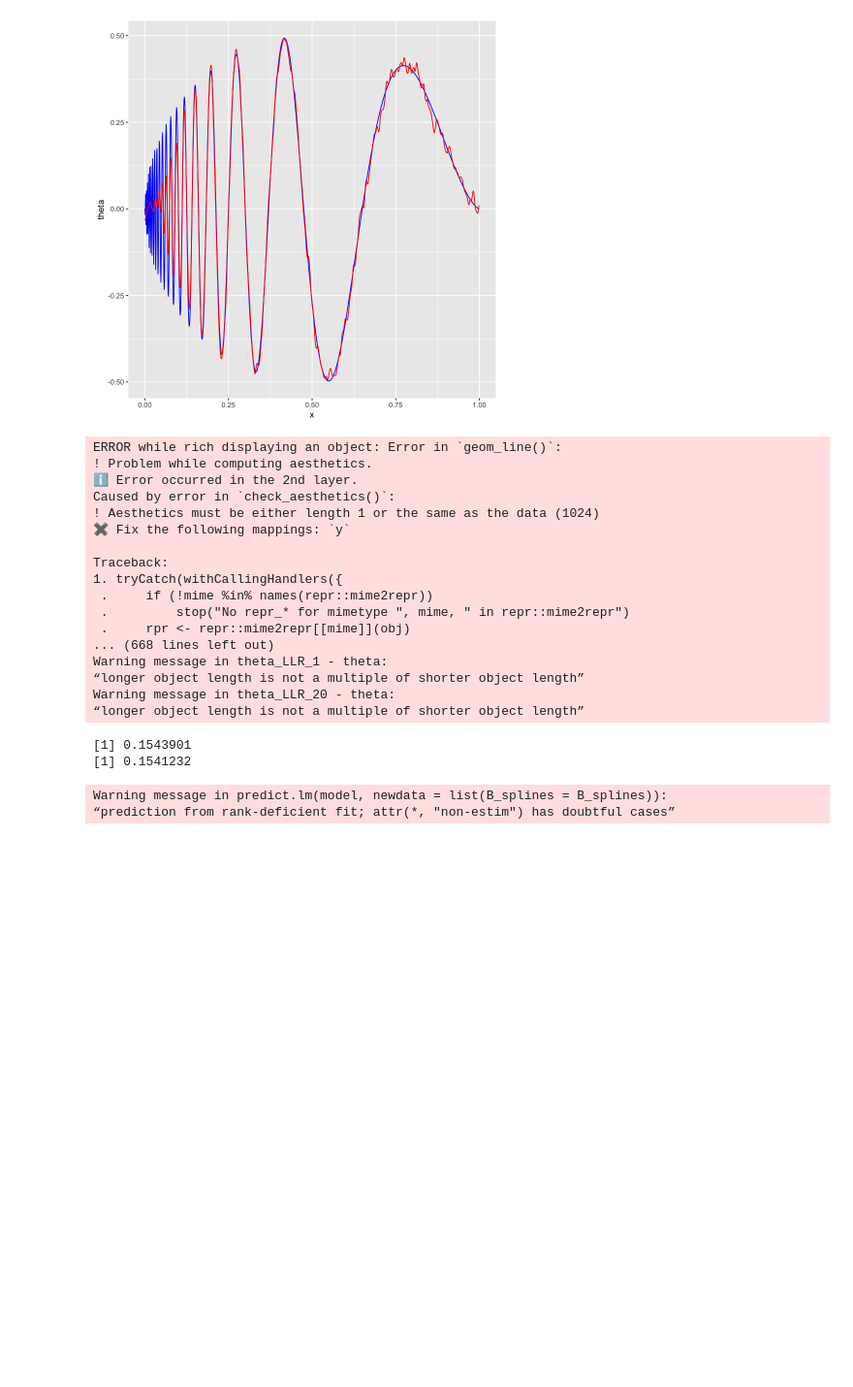
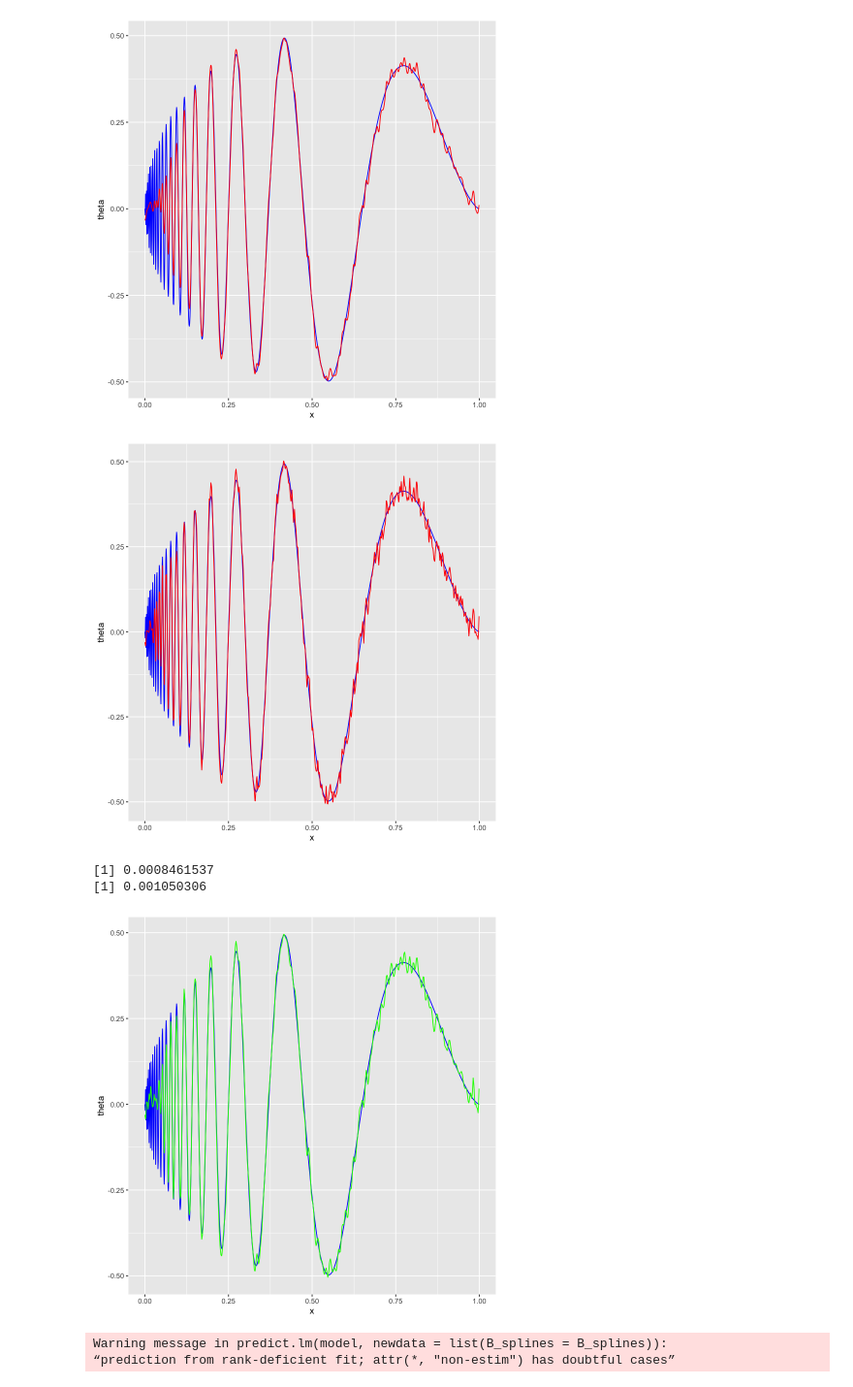
Before and after one commit to devt287/applied_stat, a Jupyter notebook: HW8_P4.ipynb, the cells around one changed output. Shown at 97% size. Saved outputs shown, nothing was run; the diff lists cells and outputs as text; code cells hidden in the pictures; blank space fills up the shorter version.

```diff
--- a/HW8_P4.ipynb
+++ b/HW8_P4.ipynb
@@ -73,42 +73,38 @@ print(mse)
 # %%
 ### YOUR CODE (~2 lines): implement the local polynomial regressions
 # compute the fits for two sets of hyperparameters
 # hyperparameter 1: degree = 1, bandwidth = 0.001
 # hyperparameter 2: degree = 20, bandwidth = 0.01
 # Gaussian kernel is used in both scenarios
 # you may find locpoly() function useful
 # you may also play with different bandwidths yourself to see what happens
 
-theta_LLR_1 = locpoly(x, y, degree = 1, bandwidth = 0.001, kernel = "normal")$y
-theta_LLR_20 = locpoly(x, y, degree = 20, bandwidth = 0.01, kernel = "normal")$y
+# Implementing local polynomial regressions
+fit_LLR_1 = locpoly(x, y, degree = 1, bandwidth = 0.001, kernel = "normal")
+fit_LLR_20 = locpoly(x, y, degree = 20, bandwidth = 0.01, kernel = "normal")
 
-# visualization and MSE
-ggplot(df) + geom_line(aes(x, theta)) + geom_line(aes(x, theta_LLR_1), col = "red")
-ggplot(df) + geom_line(aes(x, theta)) + geom_line(aes(x, theta_LLR_20), col = "green")
+# Interpolate to match the length of original data
+theta_LLR_1 = approx(fit_LLR_1$x, fit_LLR_1$y, xout = df$x)$y
+theta_LLR_20 = approx(fit_LLR_20$x, fit_LLR_20$y, xout = df$x)$y
+
+# Visualization and MSE calculation
+ggplot(df) +
+  geom_line(aes(x, theta), color = "blue") +
+  geom_line(aes(x, theta_LLR_1), col = "red")
+
+ggplot(df) +
+  geom_line(aes(x, theta), color = "blue") +
+  geom_line(aes(x, theta_LLR_20), col = "green")
+
 mse1 = mean((theta_LLR_1 - theta)^2)
 mse20 = mean((theta_LLR_20 - theta)^2)
 print(mse1)
 print(mse20)
 # %% [output]
+[figure, added]
-ERROR while rich displaying an object: Error in `geom_line()`:
-! Problem while computing aesthetics.
-ℹ Error occurred in the 2nd layer.
-Caused by error in `check_aesthetics()`:
-! Aesthetics must be either length 1 or the same as the data (1024)
-✖ Fix the following mappings: `y`
-
-Traceback:
-1. tryCatch(withCallingHandlers({
- .     if (!mime %in% names(repr::mime2repr))
- .         stop("No repr_* for mimetype ", mime, " in repr::mime2repr")
- .     rpr <- repr::mime2repr[[mime]](obj)
-... (668 lines left out)
-Warning message in theta_LLR_1 - theta:
-“longer object length is not a multiple of shorter object length”
-Warning message in theta_LLR_20 - theta:
-“longer object length is not a multiple of shorter object length”
+[1] 0.0008461537
+[1] 0.001050306
-[1] 0.1543901
-[1] 0.1541232
+[figure, added]
 # %%
 ### YOUR CODE: implement the cubic smoothing and regression spline estimates
 # for smoothing spline (~1 line): use smooth.spline() and cross validation to
```
